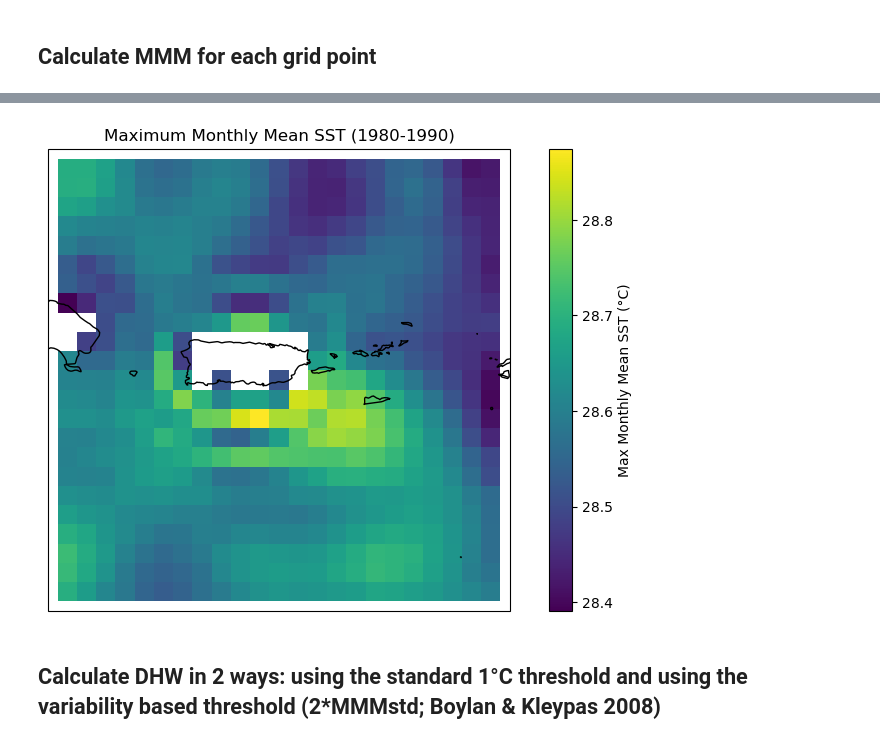
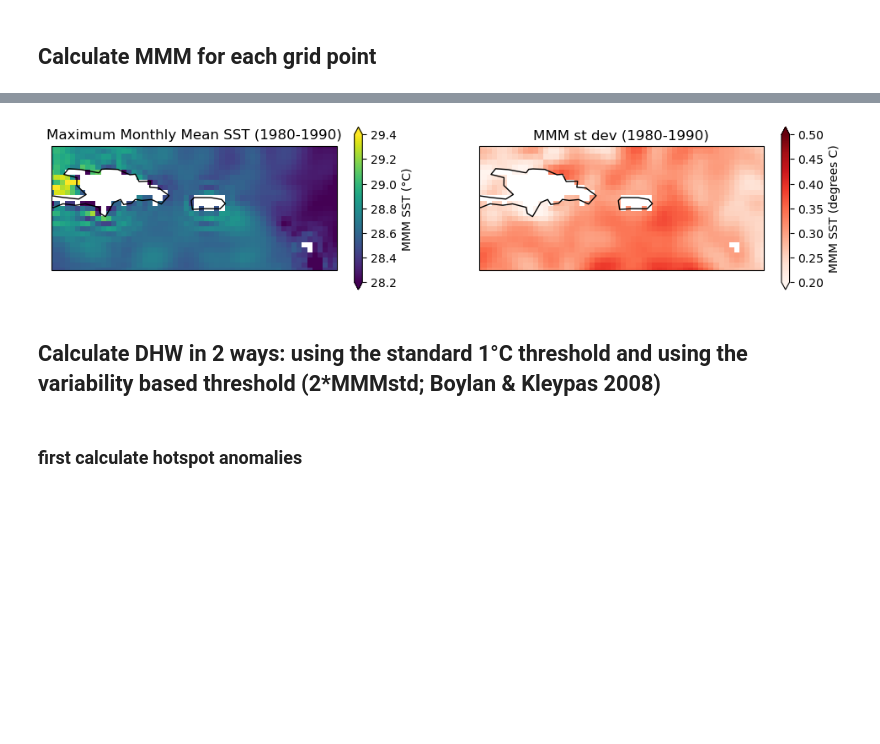
Before and after one commit to kristenkrumhardt/coral_bleaching, a Jupyter notebook: PR_heatwave/PR_xygrid.ipynb, the cells around one changed output, grey strips where cells are left out. Cells and saved outputs as stored; diff of their text form; code cells hidden in the pictures; blank space fills up the shorter version.

```diff
--- a/PR_heatwave/PR_xygrid.ipynb
+++ b/PR_heatwave/PR_xygrid.ipynb
@@ -15,3 +19,4 @@ ds = xr.open_mfdataset(files, combine='by_coords')
 
 # Convert SST from Kelvin to Celsius
 ds['sst'] = ds['sst'] - 273.15
+ds = ds.squeeze() #this gets rid of extra dimensions
@@ -53,8 +110,22 @@ monthly_clim = clim_ds['sst'].groupby('valid_time.month').mean(dim='valid_time')
 MMM = monthly_clim.max(dim='month')
 
 # MMM_std: standard deviation across 12 monthly climatologies
-MMM_std = monthly_clim.std(dim='month')
+# MMM_std = monthly_clim.std(dim='month')
 
-# Apply spatial mask
-MMM = MMM.where(mask)
-MMM_std = MMM_std.where(mask)
+### collect the max temp over the 10 years of climatology, then find the standard deviation among these values
+ymaxes = np.zeros((10,ylen,xlen),dtype=float)
+i=0
+for y in np.arange(1980,1990,1):
+    mon12 = clim_ds.sst.isel(valid_time=slice(i*12,i*12+12))
+    ymaxes[i,:,:] = mon12.max(dim='valid_time').values
+    i = i + 1
+
+ymaxes = xr.DataArray(ymaxes,dims=('time','latitude','longitude'))
+
+#maxvals_clim = clim_ds['sst'].groupby('valid_time.month') #.max(dim='valid_time')
+
+MMM_std = ymaxes.std(dim='time')
+
+# # # Apply spatial mask
+# # MMM = MMM.where(mask)
+# # MMM_std = MMM_std.where(mask)
@@ -75,13 +151,22 @@ Min MMM_std is  0.776684
 # %%
-fig = plt.figure(figsize=(10, 6))
-ax = plt.axes(projection=ccrs.PlateCarree())
-ax.set_extent([lon_min, lon_max, lat_min, lat_max], crs=ccrs.PlateCarree())
-MMM.plot(ax=ax, cmap='viridis', cbar_kwargs={'label': 'Max Monthly Mean SST (°C)'})
-ax.coastlines()
-ax.add_feature(cfeature.BORDERS)
+fig = plt.figure(figsize=(12, 2.5))
+ax = fig.add_subplot(1,2,1, projection=ccrs.PlateCarree())
+ax.set_extent([lon_min-5, lon_max+2.8, lat_min, lat_max])
 ax.set_title("Maximum Monthly Mean SST (1980-1990)")
-plt.show()
+pc=ax.pcolormesh(ds.longitude, ds.latitude, MMM, cmap='viridis',vmin=28.2,vmax=29.4,transform=ccrs.PlateCarree())
+ax.coastlines('110m',linewidth=1)
+cbar1 = fig.colorbar(pc, ax=ax,extend='both',label='MMM SST (°C)')
+
+
+ax = fig.add_subplot(1,2,2, projection=ccrs.PlateCarree())
+ax.set_extent([lon_min-5, lon_max+2.8, lat_min, lat_max])
+ax.set_title("MMM st dev (1980-1990)")
+pc=ax.pcolormesh(ds.longitude, ds.latitude, MMM_std, cmap='Reds',vmin=0.2,vmax=0.5,transform=ccrs.PlateCarree())
+ax.coastlines('110m',linewidth=1)
+cbar1 = fig.colorbar(pc, ax=ax,extend='both',label='MMM SST (degrees C)')
 # %% [output]
-[figure, old version]
+[figure, new version]
 # %% [markdown]
 ## Calculate DHW in 2 ways: using the standard 1°C threshold and using the variability based threshold (2*MMMstd; Boylan & Kleypas 2008)
+# %% [markdown]
+### first calculate hotspot anomalies
```
Also changed, not shown: parts of 32 cells of this notebook.
